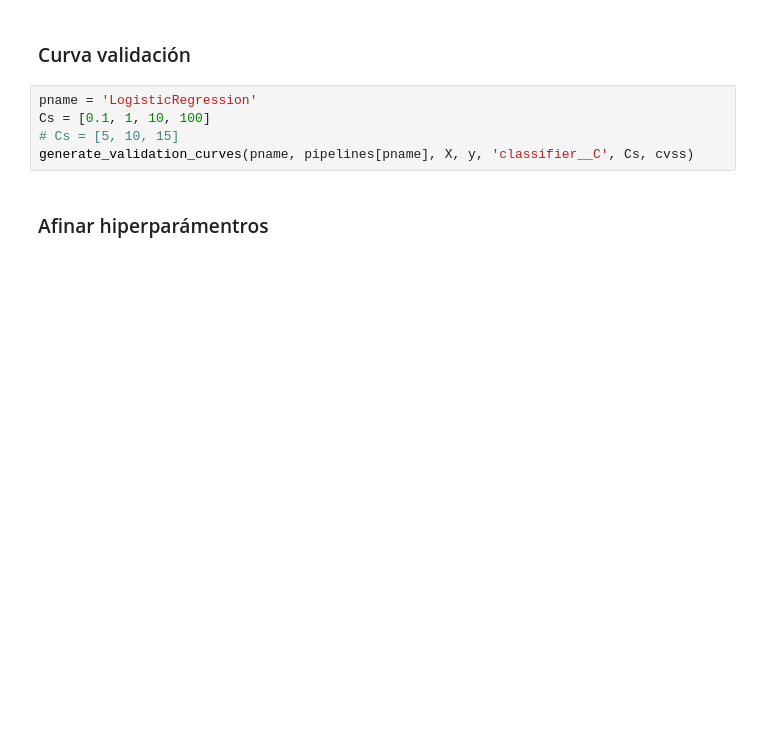
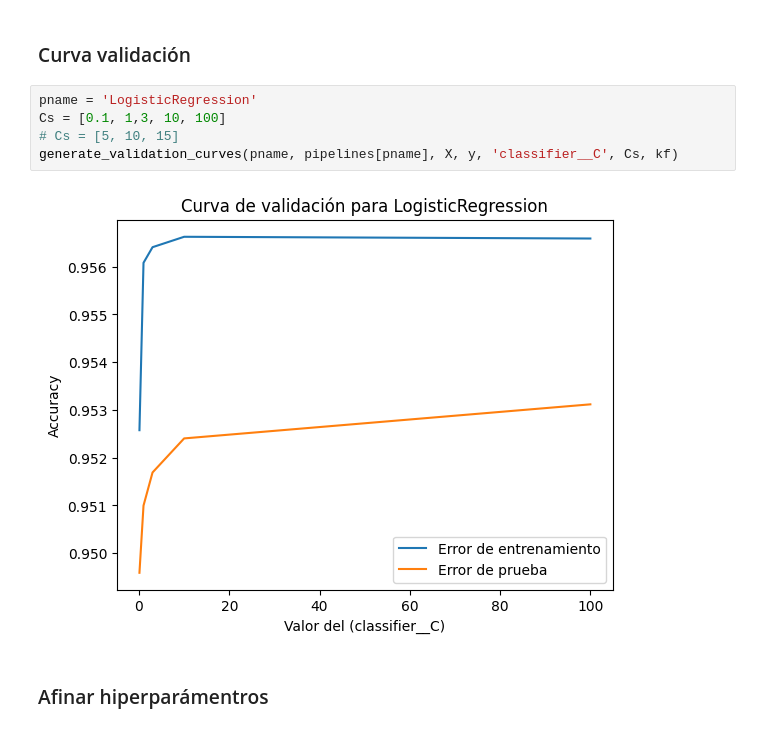
Before and after one commit to ricardoahumada/DataExpert, a Jupyter notebook: src/3.2.etapa4_Train_HybridClass_v1.ipynb, the cells around one changed output. Drawn from its saved outputs; the diff is of its cells as text; blank space fills up the shorter version.

```diff
--- a/src/3.2.etapa4_Train_HybridClass_v1.ipynb
+++ b/src/3.2.etapa4_Train_HybridClass_v1.ipynb
@@ -401,9 +538,11 @@ for pipeline_name, pipeline_obj in pipelines.items():
 ### Curva validación
 # %%
 pname = 'LogisticRegression'
-Cs = [0.1, 1, 10, 100]
+Cs = [0.1, 1,3, 10, 100]
 # Cs = [5, 10, 15]
-generate_validation_curves(pname, pipelines[pname], X, y, 'classifier__C', Cs, cvss)
+generate_validation_curves(pname, pipelines[pname], X, y, 'classifier__C', Cs, kf)
+# %% [output]
+[figure, added]
 # %% [markdown]
 ### Afinar hiperparámentros
 # %% [markdown]
```
Also changed, not shown: parts of 22 cells of this notebook, 2 other files.
